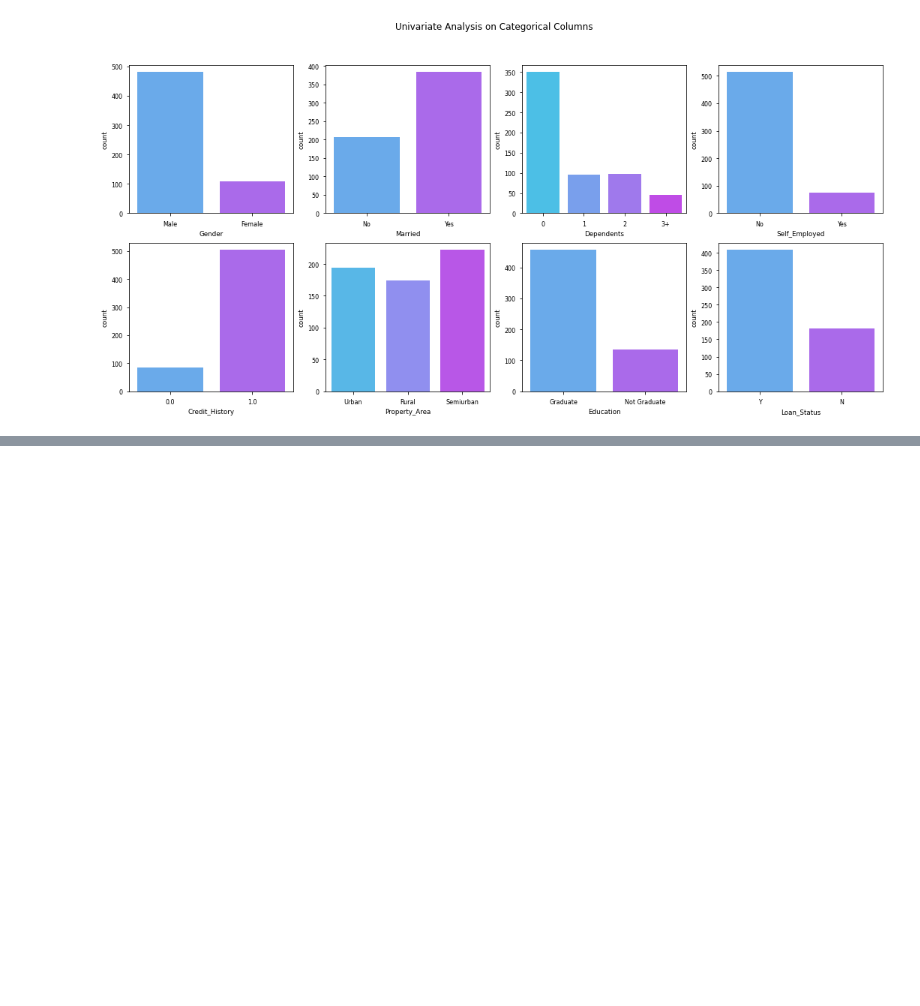
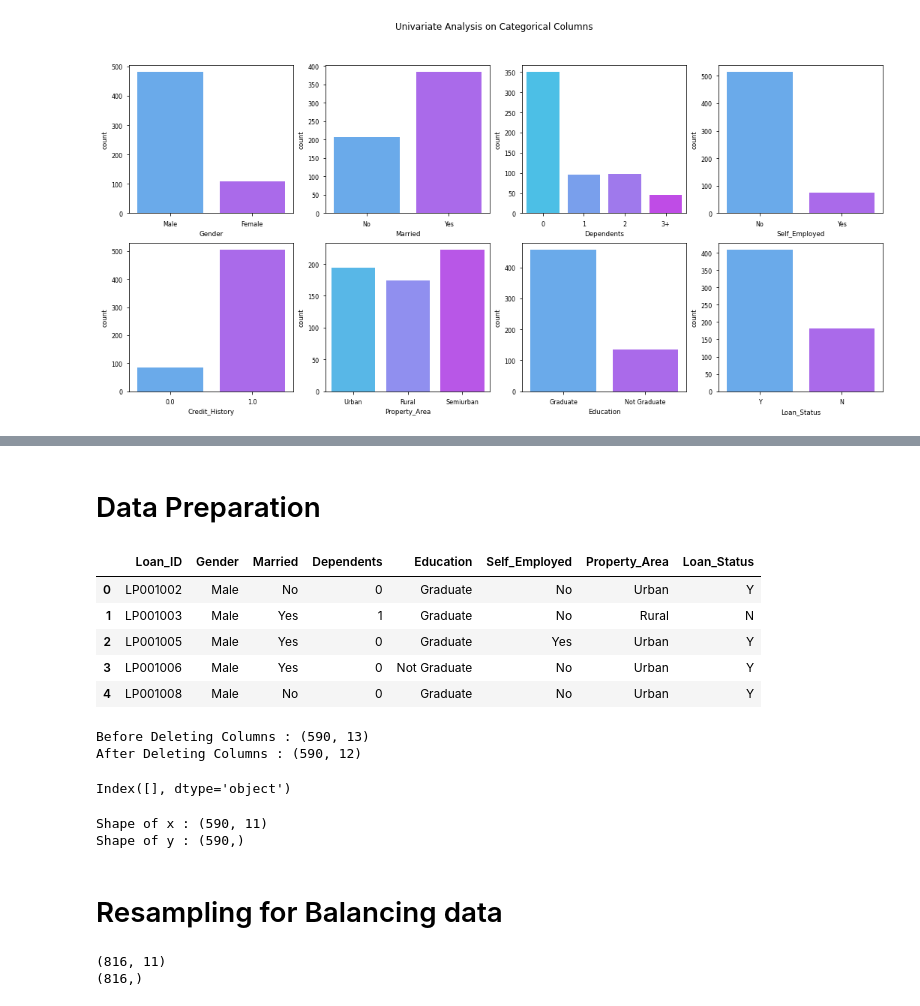
Before and after one commit to rohith1125/Loan-Predictor, a Jupyter notebook: Loan Status Prediction.ipynb, the cells around one changed output, grey strips where cells are left out. Saved outputs shown, nothing was run; the diff lists cells and outputs as text; code cells hidden in the pictures; blank space fills up the shorter version.

```diff
--- a/Loan Status Prediction.ipynb
+++ b/Loan Status Prediction.ipynb
@@ -239,0 +313,73 @@ plt.show()
+# %% [markdown]
+# Data Preparation
+# %%
+# Check the columns which are of object data types
+data.select_dtypes('object').head()
+# %% [output]
+|  | Loan_ID | Gender | Married | Dependents | Education | Self_Employed | Property_Area | Loan_Status |
+| 0 | LP001002 | Male | No | 0 | Graduate | No | Urban | Y |
+| 1 | LP001003 | Male | Yes | 1 | Graduate | No | Rural | N |
+| 2 | LP001005 | Male | Yes | 0 | Graduate | Yes | Urban | Y |
+| 3 | LP001006 | Male | Yes | 0 | Not Graduate | No | Urban | Y |
+| 4 | LP001008 | Male | No | 0 | Graduate | No | Urban | Y |
+# %%
+# Delete the loan Id column from the data as this column has no relation with loan status
+
+# Check the shape of the data before deleting the columns
+print("Before Deleting Columns :", data.shape)
+
+data = data.drop(['Loan_ID'], axis = 1)
+
+# Check the shape of the data after deleting the columns
+print("After Deleting Columns :", data.shape)
+# %% [output]
+Before Deleting Columns : (590, 13)
+After Deleting Columns : (590, 12)
+# %%
+# Encode other columns
+
+data['Gender'] = data['Gender'].replace(('Male','Female'),(1, 0))
+data['Married'] = data['Married'].replace(('Yes','No'),(1, 0))
+data['Education'] = data['Education'].replace(('Graduate','Not Graduate'), (1, 0))
+data['Self_Employed'] = data['Self_Employed'].replace(('Yes','No'), (1, 0))
+data['Loan_Status'] = data['Loan_Status'].replace(('Y','N'), (1, 0))
+
+# as seen above that Urban and Semi Urban Property have very similar Impact on Loan Status, so, we will merge them together
+data['Property_Area'] = data['Property_Area'].replace(('Urban','Semiurban', 'Rural'),(1, 1, 0))
+
+# as seen above that apart from 0 dependents, all are similar hence, we merge them to avoid any confusion
+data['Dependents'] = data['Dependents'].replace(('0', '1', '2', '3+'), (0, 1, 1, 1))
+
+# Check whether there is any object column left
+data.select_dtypes('object').columns
+# %% [output]
+Index([], dtype='object')
+# %%
+# Split the Target column from the Data
+
+y = data['Loan_Status']
+x = data.drop(['Loan_Status'], axis = 1)
+
+# Check the shape of x and y
+print("Shape of x :", x.shape)
+print("Shape of y :", y.shape)
+# %% [output]
+Shape of x : (590, 11)
+Shape of y : (590,)
+# %% [markdown]
+# Resampling for Balancing data
+# %%
+# It is very important to resample the data, as the Target class is Highly imbalanced.
+# Here We are going to use Over Sampling Technique to resample the data.
+# lets import the SMOTE algorithm to do the same.
+
+from imblearn.over_sampling import SMOTE
+
+x_resample, y_resample  = SMOTE().fit_resample(x, y.values.ravel())
+
+# lets print the shape of x and y after resampling it
+print(x_resample.shape)
+print(y_resample.shape)
+# %% [output]
+(816, 11)
+(816,)
```
Also changed, not shown: parts of 8 cells of this notebook.
